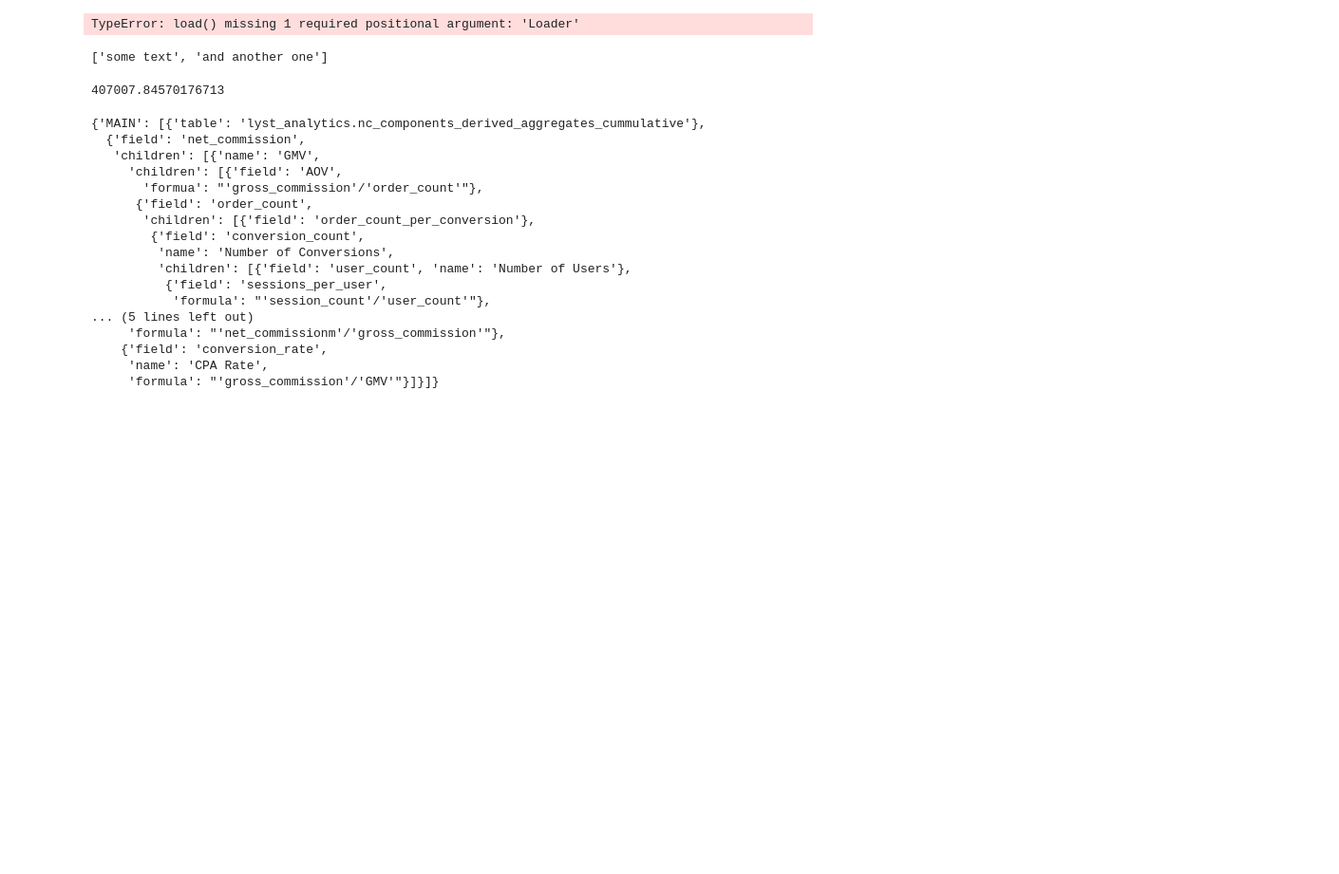
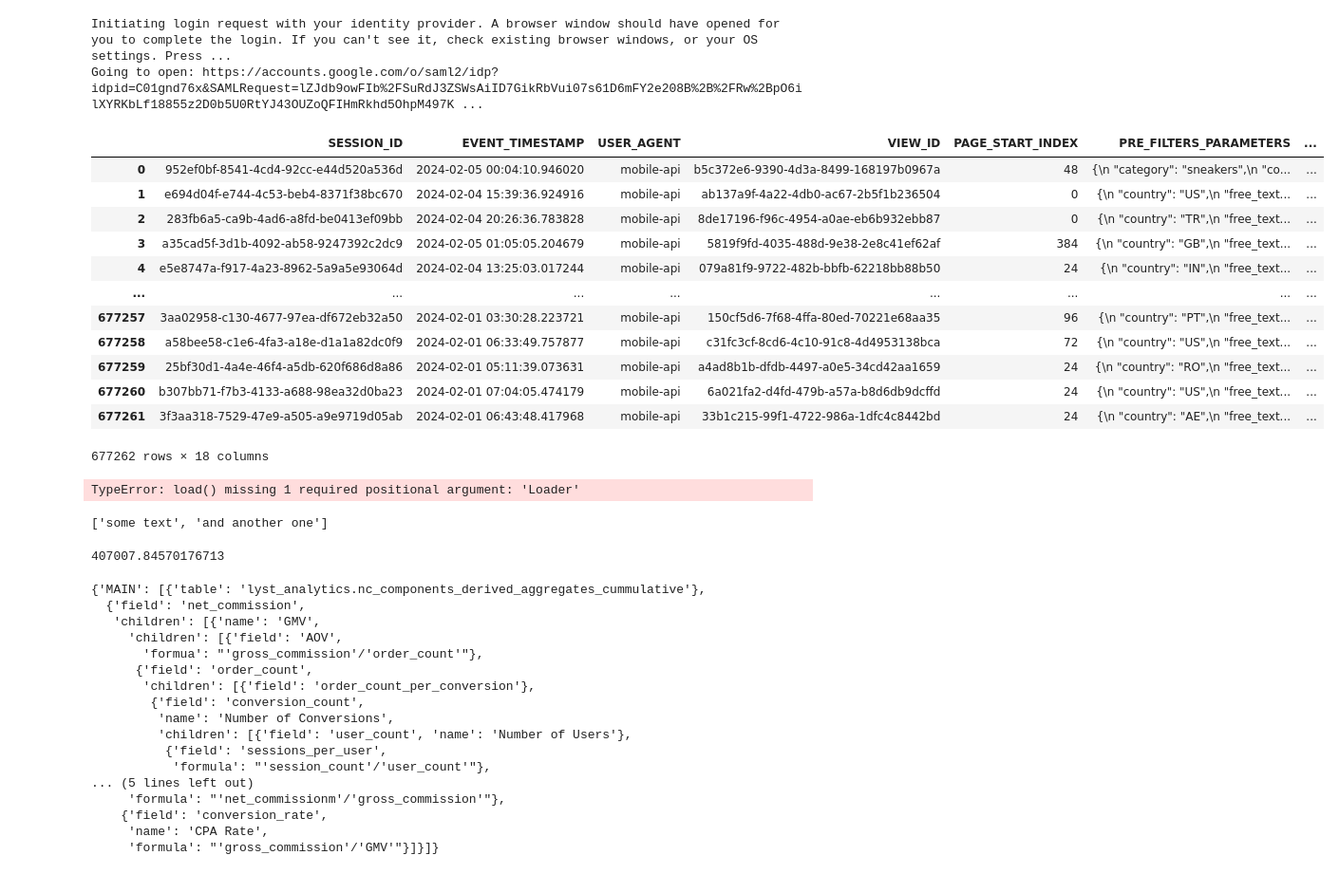
Before and after one commit to markingham77/research, a Jupyter notebook: notebooks/test.ipynb, the cells around one changed output. Shown at 95% size. Drawn from its saved outputs; the diff is of its cells as text; code cells hidden in the pictures; blank space fills up the shorter version.

```diff
--- a/notebooks/test.ipynb
+++ b/notebooks/test.ipynb
@@ -15,5 +15,5 @@ import yaml
 # from tsx import sum_of_nchoosek as snck
 # import tsx as tsx
 
-pydqt.set_workspace(root='/Users/mingham/research/workspaces/',name='growth_model')
+pydqt.set_workspace(root='/Users/mingham/research/workspaces/',name='search_and_recs')
 pydqt.set_schema('core_wip')
@@ -23,0 +138,4 @@ pydqt.get_ws()
+# %%
+pydqt.set_workspace(root='/Users/mingham/research/workspaces/',name='search_and_recs')
+q=pydqt.Query('queries.sql',min_query_date='2024-02-01',max_query_date='2024-02-05')
+q.run()
@@ -23,0 +150,4 @@ pydqt.get_ws()
+# %%
+pydqt.set_workspace('/Users/mingham/research/workspaces/', 'search_and_recs')
+# %%
+q=pydqt.Query('queries.sql',min_query_date='2024-02-01', max_query_date='2024-02-05')
@@ -24,3 +186,21 @@ pydqt.get_ws()
+# %%
+q.run()
+# %% [output]
+Initiating login request with your identity provider. A browser window should have opened for you to complete the login. If you can't see it, check existing browser windows, or your OS settings. Press ...
+Going to open: https://accounts.google.com/o/saml2/idp?idpid=C01gnd76x&SAMLRequest=lZJdb9owFIb%2FSuRdJ3ZSWsAiID7GikRbVui07s61D6mFY2e208B%2B%2FRw%2BpO6ilXYRKbLf18855z2D0b5U0RtYJ43OUZoQFIHmRkhd5OhpM497K ...
+|  | SESSION_ID | EVENT_TIMESTAMP | USER_AGENT | VIEW_ID | PAGE_START_INDEX | PRE_FILTERS_PARAMETERS | ... |
+| 0 | 952ef0bf-8541-4cd4-92cc-e44d520a536d | 2024-02-05 00:04:10.946020 | mobile-api | b5c372e6-9390-4d3a-8499-168197b0967a | 48 | {\n "category": "sneakers",\n "co... | ... |
+| 1 | e694d04f-e744-4c53-beb4-8371f38bc670 | 2024-02-04 15:39:36.924916 | mobile-api | ab137a9f-4a22-4db0-ac67-2b5f1b236504 | 0 | {\n "country": "US",\n "free_text... | ... |
+| 2 | 283fb6a5-ca9b-4ad6-a8fd-be0413ef09bb | 2024-02-04 20:26:36.783828 | mobile-api | 8de17196-f96c-4954-a0ae-eb6b932ebb87 | 0 | {\n "country": "TR",\n "free_text... | ... |
+| 3 | a35cad5f-3d1b-4092-ab58-9247392c2dc9 | 2024-02-05 01:05:05.204679 | mobile-api | 5819f9fd-4035-488d-9e38-2e8c41ef62af | 384 | {\n "country": "GB",\n "free_text... | ... |
+| 4 | e5e8747a-f917-4a23-8962-5a9a5e93064d | 2024-02-04 13:25:03.017244 | mobile-api | 079a81f9-9722-482b-bbfb-62218bb88b50 | 24 | {\n "country": "IN",\n "free_text... | ... |
+| ... | ... | ... | ... | ... | ... | ... | ... |
+| 677257 | 3aa02958-c130-4677-97ea-df672eb32a50 | 2024-02-01 03:30:28.223721 | mobile-api | 150cf5d6-7f68-4ffa-80ed-70221e68aa35 | 96 | {\n "country": "PT",\n "free_text... | ... |
+| 677258 | a58bee58-c1e6-4fa3-a18e-d1a1a82dc0f9 | 2024-02-01 06:33:49.757877 | mobile-api | c31fc3cf-8cd6-4c10-91c8-4d4953138bca | 72 | {\n "country": "US",\n "free_text... | ... |
+| 677259 | 25bf30d1-4a4e-46f4-a5db-620f686d8a86 | 2024-02-01 05:11:39.073631 | mobile-api | a4ad8b1b-dfdb-4497-a0e5-34cd42aa1659 | 24 | {\n "country": "RO",\n "free_text... | ... |
+| 677260 | b307bb71-f7b3-4133-a688-98ea32d0ba23 | 2024-02-01 07:04:05.474179 | mobile-api | 6a021fa2-d4fd-479b-a57a-b8d6db9dcffd | 24 | {\n "country": "US",\n "free_text... | ... |
+| 677261 | 3f3aa318-7529-47e9-a505-a9e9719d05ab | 2024-02-01 06:43:48.417968 | mobile-api | 33b1c215-99f1-4722-986a-1dfc4c8442bd | 24 | {\n "country": "AE",\n "free_text... | ... |
+677262 rows × 18 columns
 # %%
 x=yaml.load('test.yaml')
 # %% [output]
```
Also changed, not shown: parts of 14 cells of this notebook, 21 other files.
